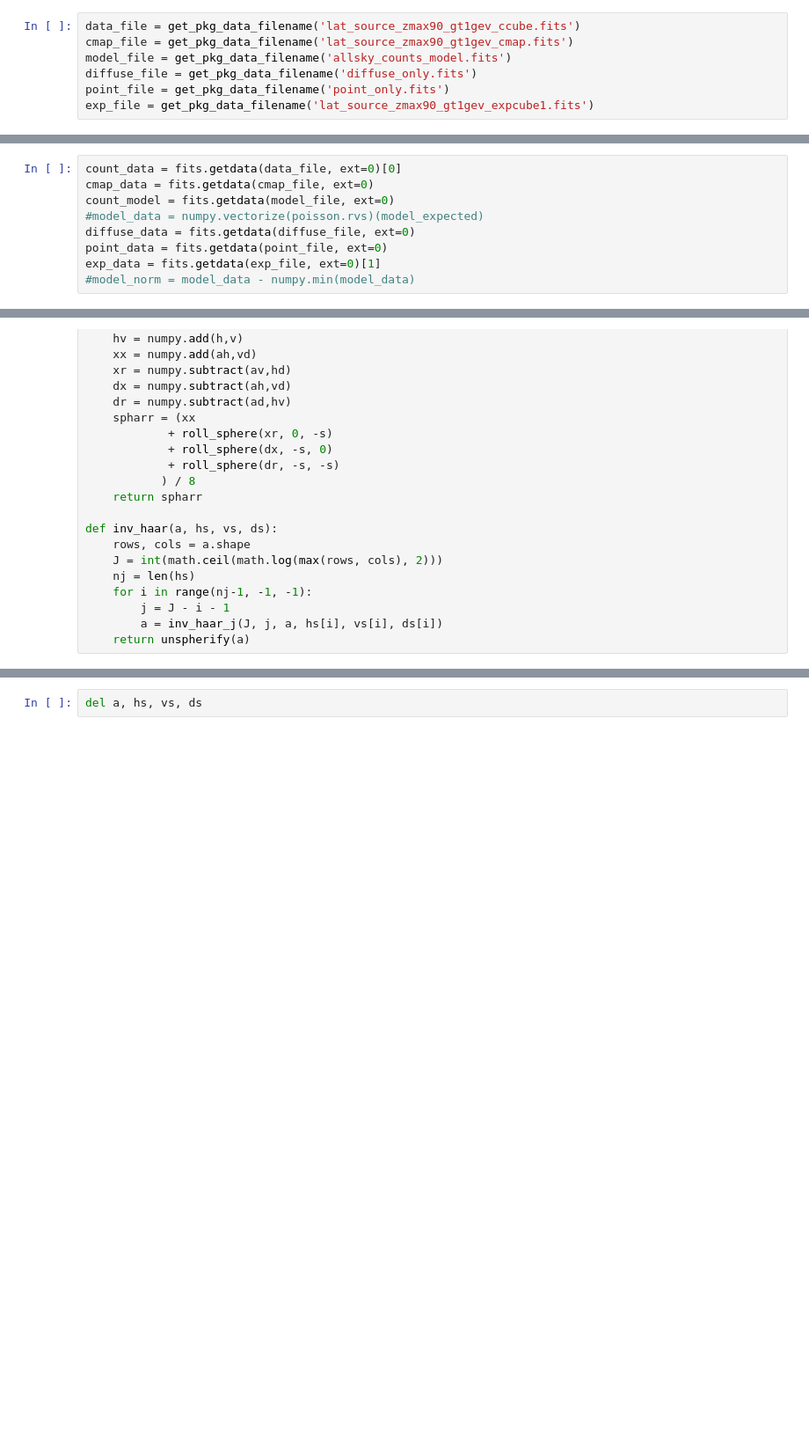
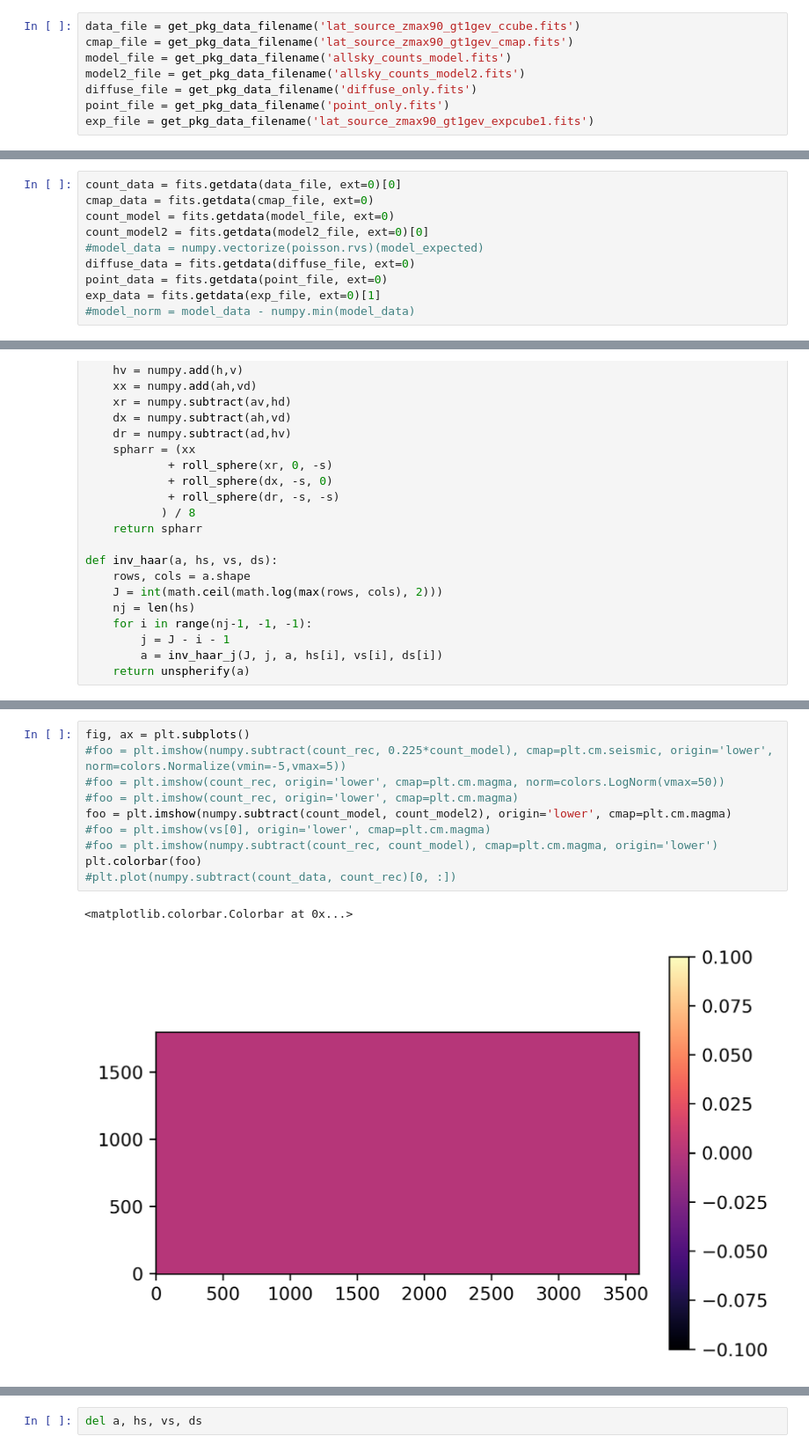
Before and after one commit to sparkofreason/fermi, a Jupyter notebook: fermi.ipynb, the cells around one changed output, grey strips where cells are left out. Shown: that part at 88% size. Cells and saved outputs as stored; diff of their text form; blank space fills up the shorter version.

```diff
--- a/fermi.ipynb
+++ b/fermi.ipynb
@@ -31,6 +35,7 @@ pid 21293's new affinity mask: ff
 data_file = get_pkg_data_filename('lat_source_zmax90_gt1gev_ccube.fits')
 cmap_file = get_pkg_data_filename('lat_source_zmax90_gt1gev_cmap.fits')
 model_file = get_pkg_data_filename('allsky_counts_model.fits')
+model2_file = get_pkg_data_filename('allsky_counts_model2.fits')
 diffuse_file = get_pkg_data_filename('diffuse_only.fits')
 point_file = get_pkg_data_filename('point_only.fits')
 exp_file = get_pkg_data_filename('lat_source_zmax90_gt1gev_expcube1.fits')
@@ -49,6 +54,7 @@ plt.rcParams['figure.dpi'] = 300
 count_data = fits.getdata(data_file, ext=0)[0]
 cmap_data = fits.getdata(cmap_file, ext=0)
 count_model = fits.getdata(model_file, ext=0)
+count_model2 = fits.getdata(model2_file, ext=0)[0]
 #model_data = numpy.vectorize(poisson.rvs)(model_expected)
 diffuse_data = fits.getdata(diffuse_file, ext=0)
 point_data = fits.getdata(point_file, ext=0)
@@ -298,0 +370,13 @@ Approximation rejected: 0
+# %%
+fig, ax = plt.subplots()
+#foo = plt.imshow(numpy.subtract(count_rec, 0.225*count_model), cmap=plt.cm.seismic, origin='lower', norm=colors.Normalize(vmin=-5,vmax=5))
+#foo = plt.imshow(count_rec, origin='lower', cmap=plt.cm.magma, norm=colors.LogNorm(vmax=50))
+#foo = plt.imshow(count_rec, origin='lower', cmap=plt.cm.magma)
+foo = plt.imshow(numpy.subtract(count_model, count_model2), origin='lower', cmap=plt.cm.magma)
+#foo = plt.imshow(vs[0], origin='lower', cmap=plt.cm.magma)
+#foo = plt.imshow(numpy.subtract(count_rec, count_model), cmap=plt.cm.magma, origin='lower')
+plt.colorbar(foo)
+#plt.plot(numpy.subtract(count_data, count_rec)[0, :])
+# %% [output]
+<matplotlib.colorbar.Colorbar at 0x...>
+[figure, added]
```
Also changed, not shown: parts of 13 cells of this notebook, 5 other files.
